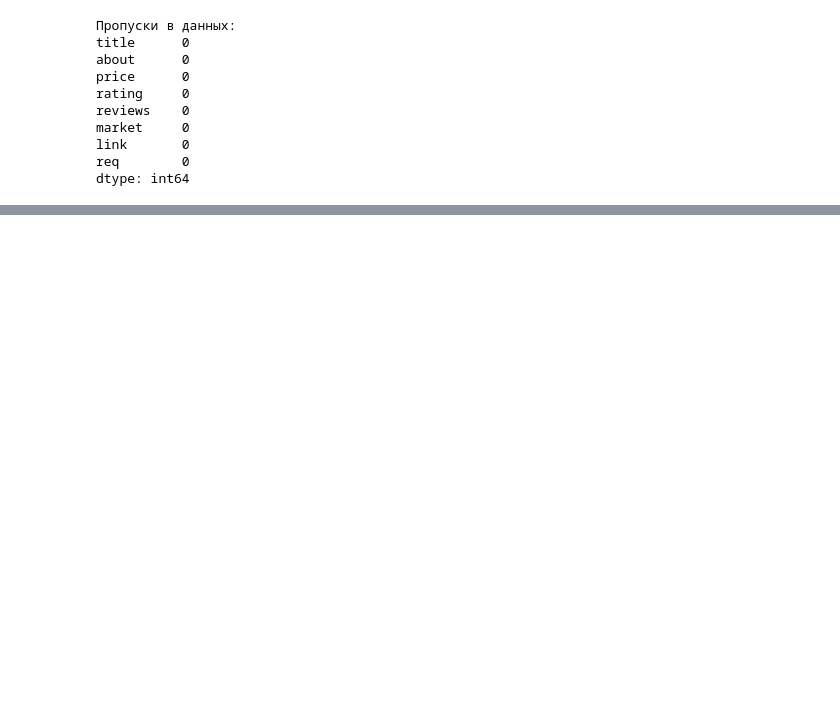
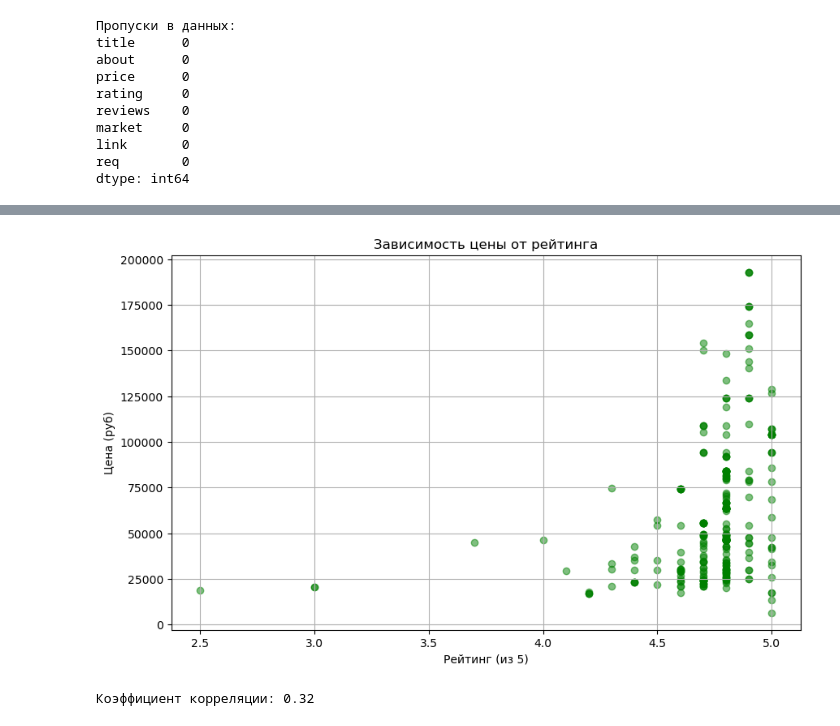
Before and after one commit to abookvv/yandex-market-laptops-analysis-, a Jupyter notebook: notebooks/main.ipynb, the cells around one changed output, grey strips where cells are left out. Cells and saved outputs as stored; diff of their text form; code cells hidden in the pictures; blank space fills up the shorter version.

```diff
--- a/notebooks/main.ipynb
+++ b/notebooks/main.ipynb
@@ -305,0 +370,15 @@ df = pd.read_csv(wd + wd_data +'clean_dataset_parsing_laptops_on_yand_market.csv
+# %%
+plt.figure(figsize=(10, 6))
+plt.scatter(df['rating'], df['price'], alpha=0.5, color='green')
+plt.title('Зависимость цены от рейтинга')
+plt.xlabel('Рейтинг (из 5)')
+plt.ylabel('Цена (руб)')
+plt.grid(True)
+plt.show()
+# %% [output]
+[figure, added]
+# %%
+correlation = df[['price', 'rating']].corr().iloc[0,1]
+print(f"Коэффициент корреляции: {correlation:.2f}")
+# %% [output]
+Коэффициент корреляции: 0.32
```
Also changed, not shown: parts of 18 cells of this notebook.
